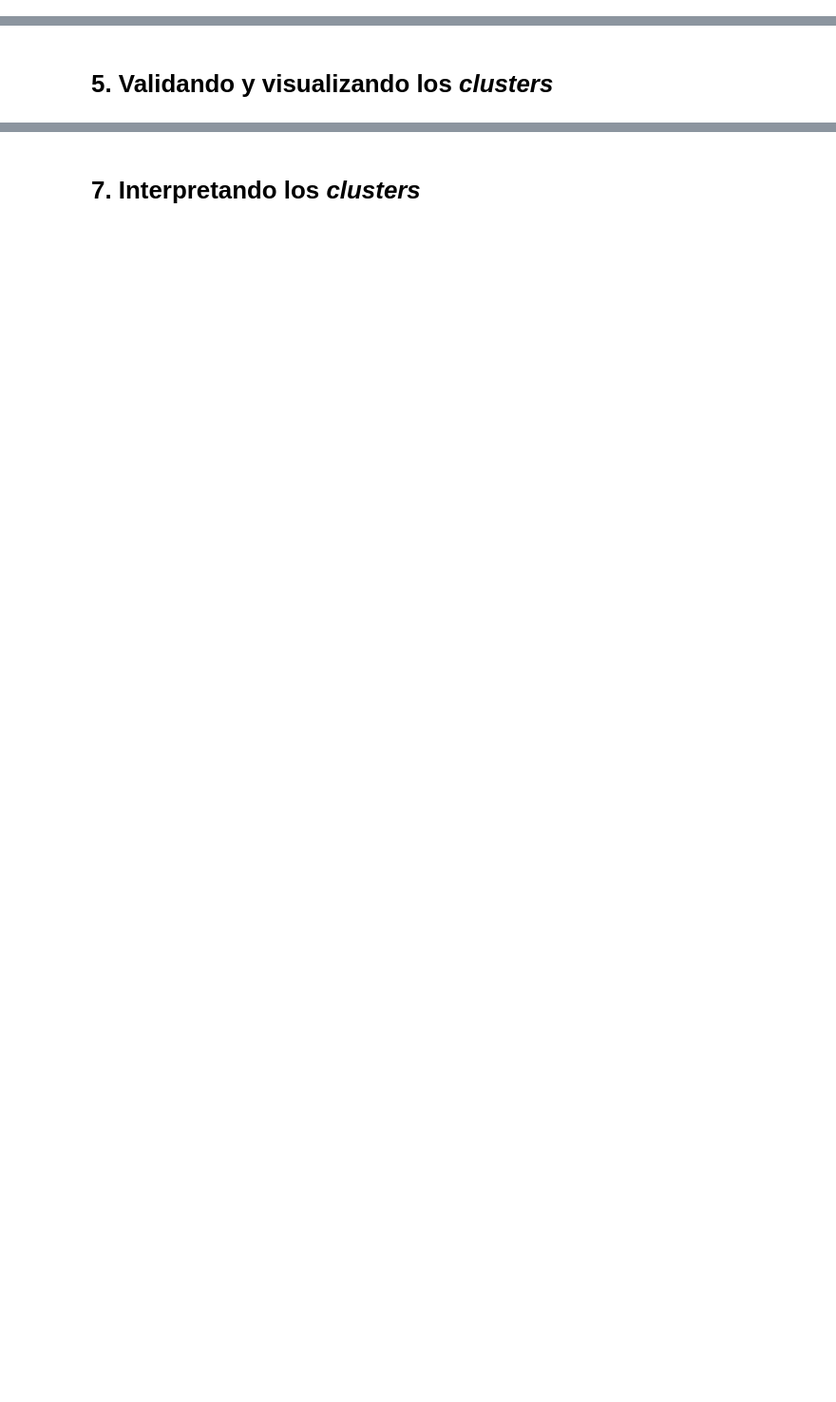
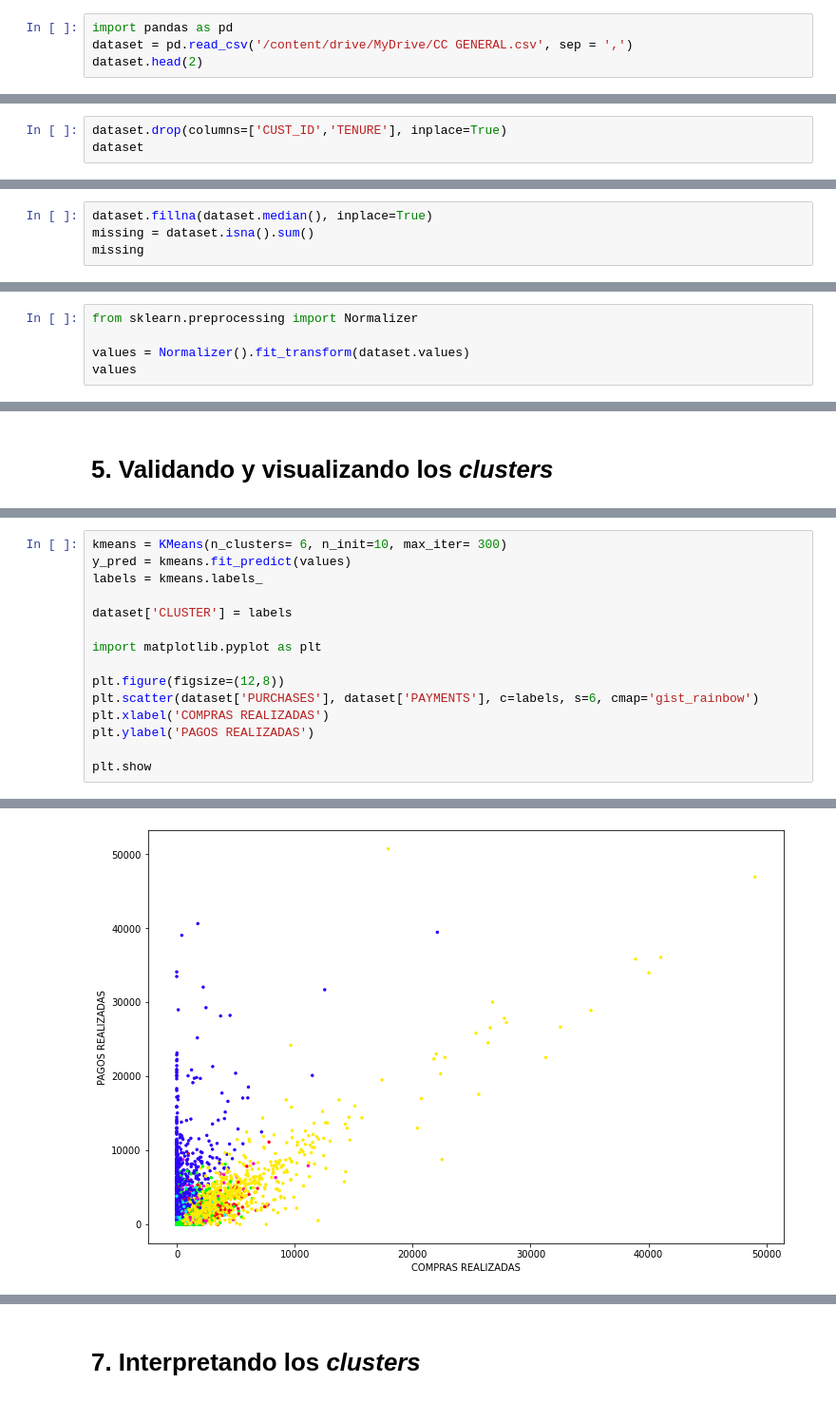
Before and after one commit to ahcamachod/1819-clustering-extrayendo-patrones-de-datos, a Jupyter notebook: clustering_aula_1.ipynb, the cells around one changed output, grey strips where cells are left out. Shown at 95% size. Drawn from its saved outputs; the diff is of its cells as text; blank space fills up the shorter version.

```diff
--- a/clustering_aula_1.ipynb
+++ b/clustering_aula_1.ipynb
@@ -28,3 +28,7 @@ pandas --> 1.1.5
 numpy --> 1.19.5
 seaborn --> 0.11.1
 sklearn --> 0.22.2.post1
+# %%
+import pandas as pd
+dataset = pd.read_csv('/content/drive/MyDrive/CC GENERAL.csv', sep = ',')
+dataset.head(2)
@@ -32,0 +48,3 @@ sklearn --> 0.22.2.post1
+# %%
+dataset.drop(columns=['CUST_ID','TENURE'], inplace=True)
+dataset
@@ -32,0 +86,4 @@ sklearn --> 0.22.2.post1
+# %%
+dataset.fillna(dataset.median(), inplace=True)
+missing = dataset.isna().sum()
+missing
@@ -32,0 +108,5 @@ sklearn --> 0.22.2.post1
+# %%
+from sklearn.preprocessing import Normalizer
+
+values = Normalizer().fit_transform(dataset.values)
+values
@@ -38,0 +241,16 @@ sklearn --> 0.22.2.post1
+# %%
+kmeans = KMeans(n_clusters= 6, n_init=10, max_iter= 300)
+y_pred = kmeans.fit_predict(values)
+labels = kmeans.labels_
+
+dataset['CLUSTER'] = labels
+
+import matplotlib.pyplot as plt
+
+plt.figure(figsize=(12,8))
+plt.scatter(dataset['PURCHASES'], dataset['PAYMENTS'], c=labels, s=6, cmap='gist_rainbow')
+plt.xlabel('COMPRAS REALIZADAS')
+plt.ylabel('PAGOS REALIZADAS')
+
+plt.show
+# %% [output]
@@ -38,0 +258 @@ sklearn --> 0.22.2.post1
+[figure, added]
```
Also changed, not shown: parts of 23 cells of this notebook.
